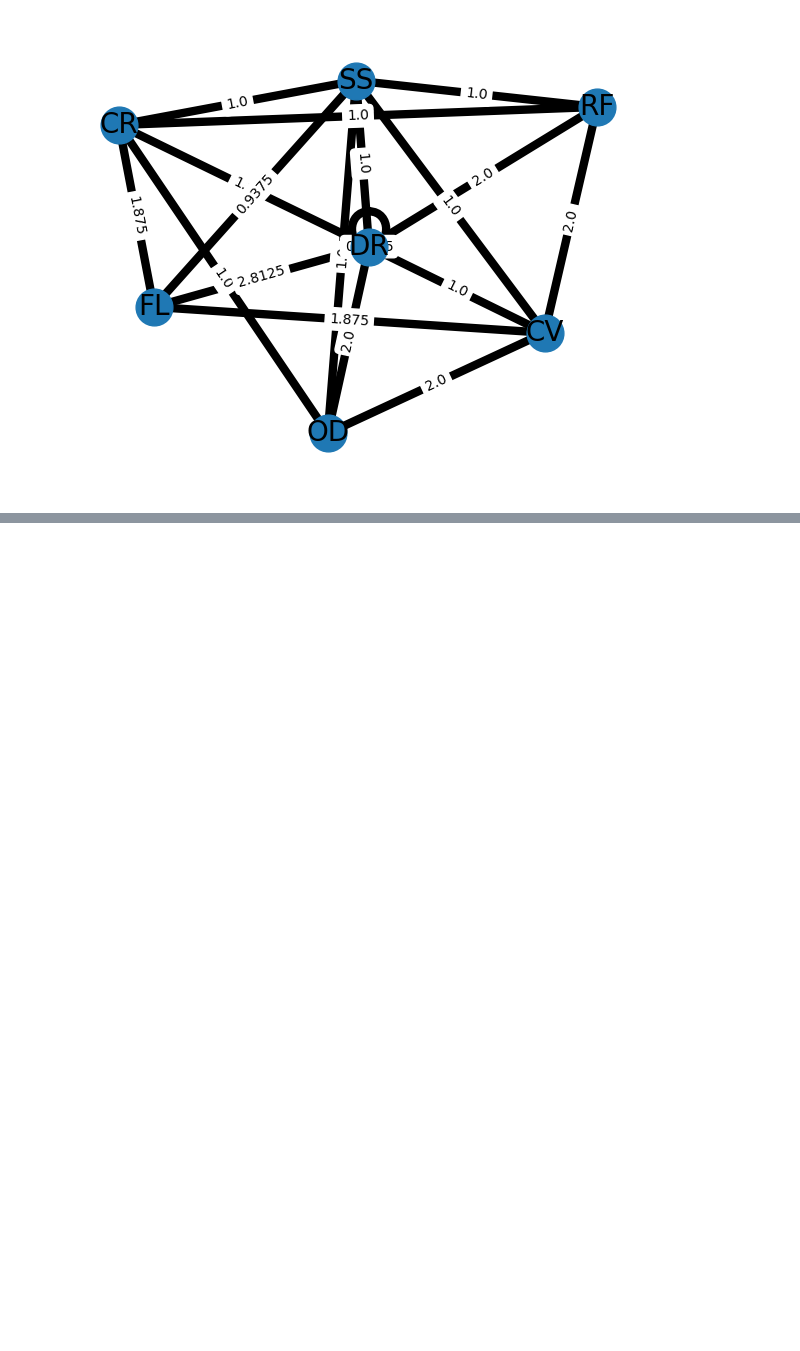
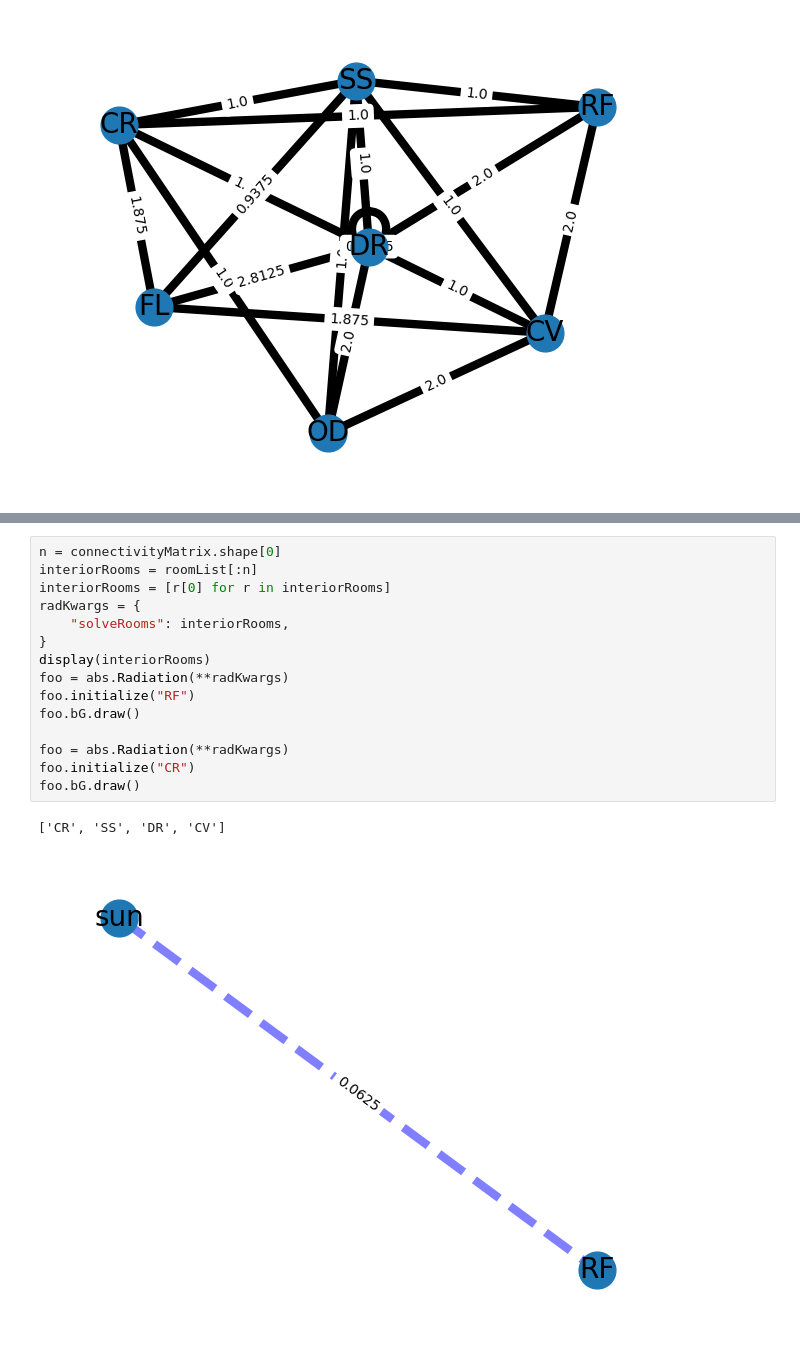
Before and after one commit to nbachand/graphBEM, a Jupyter notebook: InteriorModel.ipynb, the cells around one changed output, grey strips where cells are left out. Cells and saved outputs as stored; diff of their text form; blank space fills up the shorter version.

```diff
--- a/InteriorModel.ipynb
+++ b/InteriorModel.ipynb
@@ -378,3 +381,21 @@ plt.legend()
 [figure]
 [figure]
 [figure]
+# %%
+n = connectivityMatrix.shape[0]
+interiorRooms = roomList[:n]
+interiorRooms = [r[0] for r in interiorRooms]
+radKwargs = {
+    "solveRooms": interiorRooms,
+}
+display(interiorRooms)
+foo = abs.Radiation(**radKwargs)
+foo.initialize("RF")
+foo.bG.draw()
+
+foo = abs.Radiation(**radKwargs)
+foo.initialize("CR")
+foo.bG.draw()
+# %% [output]
+['CR', 'SS', 'DR', 'CV']
+[figure, added]
```
Also changed, not shown: parts of 11 cells of this notebook, 1 other file.
